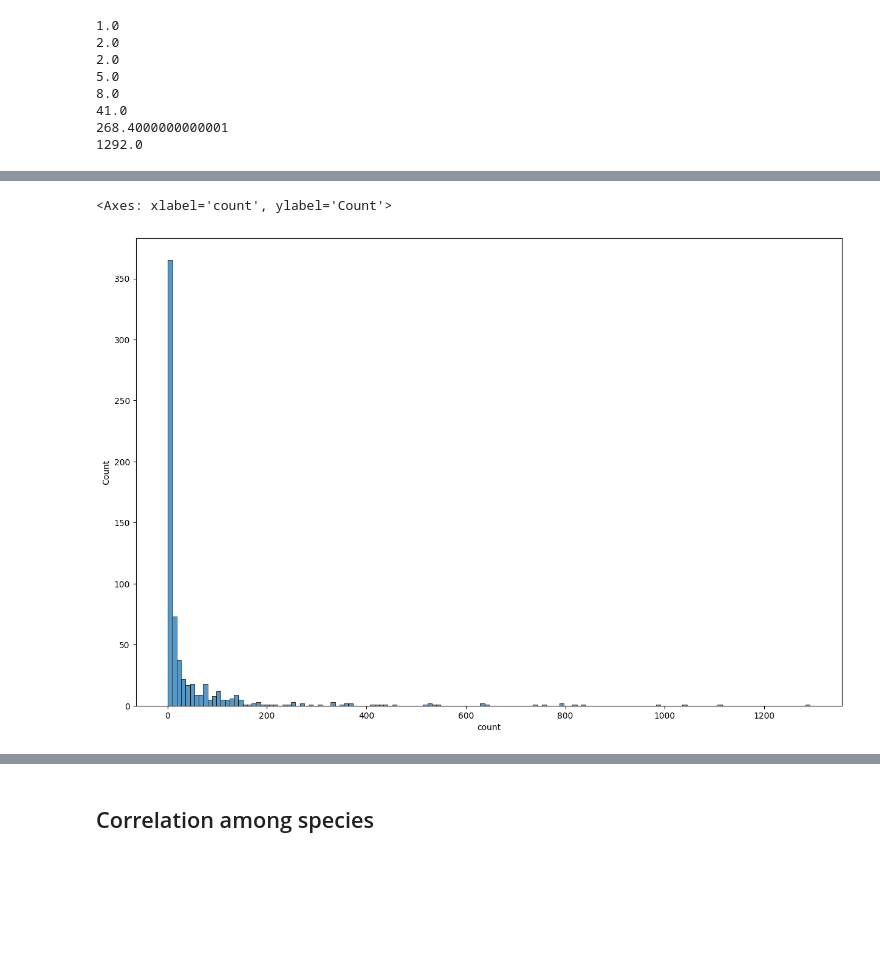
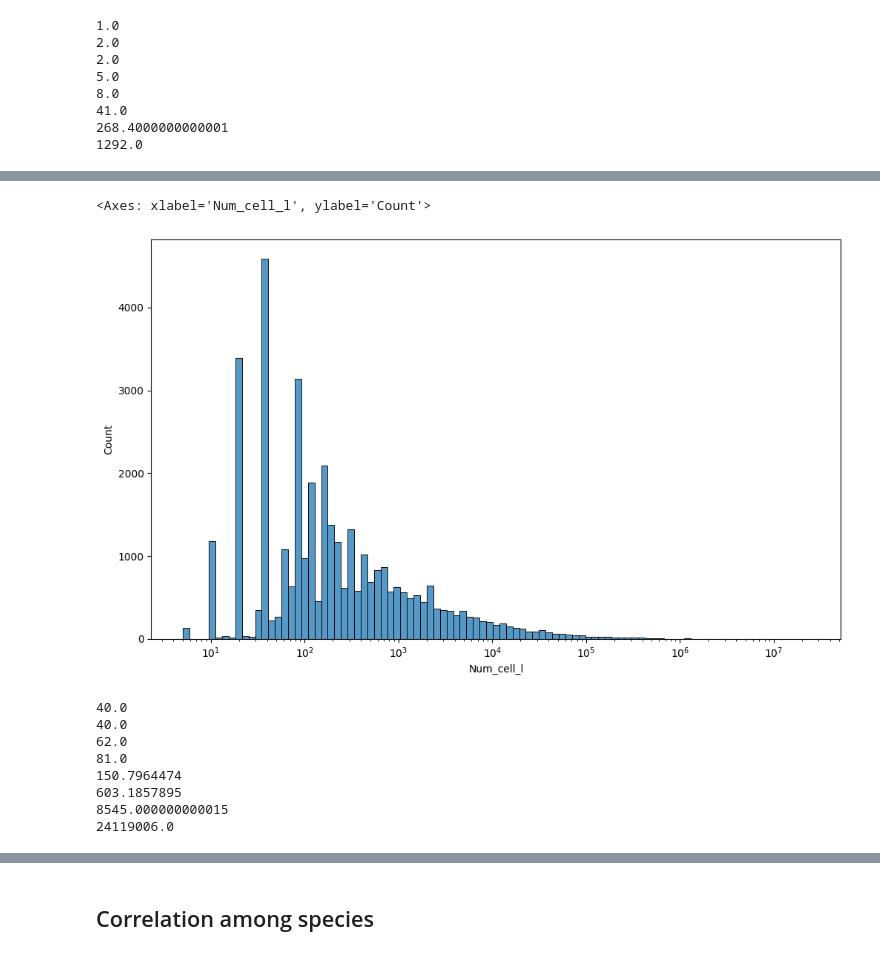
Before and after one commit to Alberto-Ghedin/ISPRA_20152017_Analysis, a Jupyter notebook: Report_with_outliers.ipynb, the cells around one changed output, grey strips where cells are left out. Drawn from its saved outputs; the diff is of its cells as text; code cells hidden in the pictures; blank space fills up the shorter version.

```diff
--- a/Report_with_outliers.ipynb
+++ b/Report_with_outliers.ipynb
@@ -638,10 +640,11 @@ plt.tight_layout()
 ## Contribution to the abundance for each cathegory
 # %%
 phyto_abund_category = phyto_abund_simplified.copy()
+phyto_abund_category["Det_level"] = "Species"
 phyto_abund_category.loc[phyto_abund_category["Genus"] == "Other", "Det_level"] = "Unknown"
 phyto_abund_category.loc[phyto_abund_category["Taxon"].str.contains("indet") & ~phyto_abund_category["Taxon"].str.contains("Other"), "Det_level"] = "Higher cat."
 phyto_abund_category.loc[phyto_abund_category["Taxon"].str.contains("spp."), "Det_level"] = "Genus"
-phyto_abund_category.loc[phyto_abund_category["Det_level"].isna(), "Det_level"] = "Species"
+#phyto_abund_category.loc[phyto_abund_category["Det_level"].isna(), "Det_level"] = "Species"
 #phyto_abund_category.loc[phyto_abund_category["Det_level"] == "Genus", "Taxon"] = phyto_abund_category.loc[phyto_abund_category["Det_level"] == "Genus", "Genus"]
 #phyto_abund_category = phyto_abund_category.groupby(["Region", "Det_level"]).agg({"Num_cell_l" : "sum", "Taxon" : "nunique"}).reset_index()
 # %% [markdown]
@@ -768,6 +765,20 @@ for fraction in [0.2, 0.25, 0.3, 0.4, 0.5, 0.75, 0.95, 1]:
 # %%
-fig, ax = plt.subplots(1, 1, figsize=(15, 10))
-sns.histplot(data = phyto_abund_category.query("Det_level == 'Species'").loc[:, ["Taxon"]].value_counts())
+fig, ax = plt.subplots(1, 1, figsize=(12, 7))
+ax.set_xscale("log")
+sns.histplot(data = phyto_abund_category.query("Det_level == 'Species'"), x = "Num_cell_l", ax = ax)
 # %% [output]
-<Axes: xlabel='count', ylabel='Count'>
+<Axes: xlabel='Num_cell_l', ylabel='Count'>
-[figure, old version]
+[figure, new version]
+# %%
+df = phyto_abund_category.query("Det_level == 'Species'").loc[:, "Num_cell_l"]
+for fraction in [0.2, 0.25, 0.3, 0.4, 0.5, 0.75, 0.95, 1]:
+    print(df.quantile(fraction))
+# %% [output]
+40.0
+40.0
+62.0
+81.0
+150.7964474
+603.1857895
+8545.000000000015
+24119006.0
```
Also changed, not shown: parts of 8 cells of this notebook.
